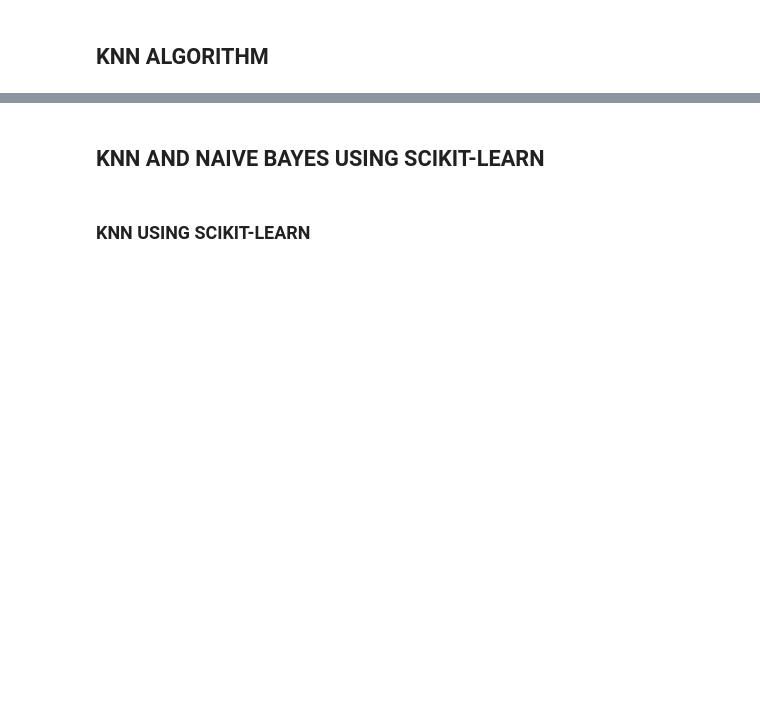
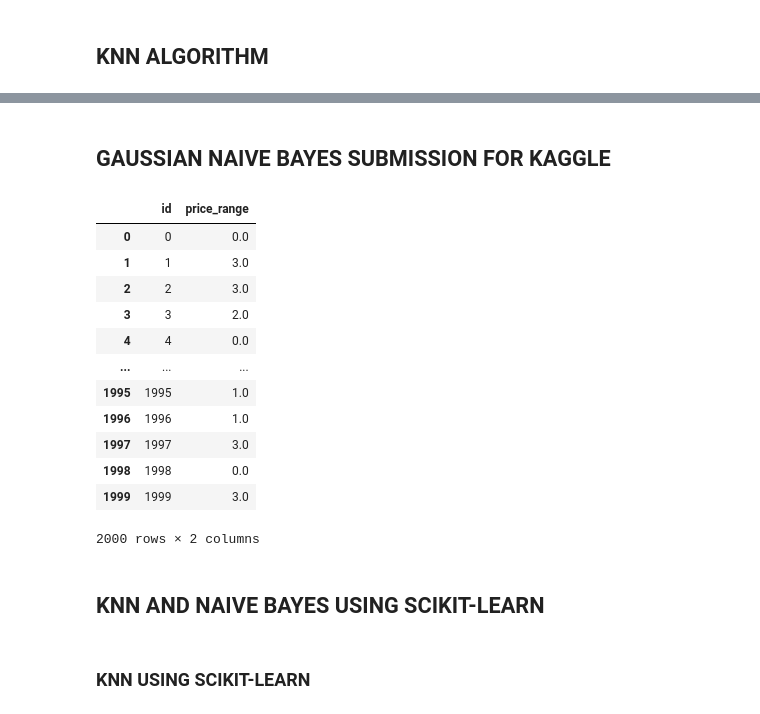
Before and after one commit to kandidagunawan/Tubes2_AI, a Jupyter notebook: deepnote/Kandida_Gunawan’s_Untitled_project/Tubes_2.ipynb, the cells around one changed output, grey strips where cells are left out. Saved outputs shown, nothing was run; the diff lists cells and outputs as text; code cells hidden in the pictures; blank space fills up the shorter version.

```diff
--- a/deepnote/Kandida_Gunawan’s_Untitled_project/Tubes_2.ipynb
+++ b/deepnote/Kandida_Gunawan’s_Untitled_project/Tubes_2.ipynb
@@ -75,3 +479,36 @@ DeepnoteChart(data_validation, """{"layer":[{"layer":[{"mark":{"clip":true,"type
+# %% [markdown]
+## GAUSSIAN NAIVE BAYES SUBMISSION FOR KAGGLE
+# %%
+training_set = data_train.append(data_validation)
+y = training_set['price_range']
+X = training_set.drop('price_range', axis = 1)
+data_test= pd.read_csv("Tubes2_AI/data/test.csv")
+
+X_test = data_test.drop('id', axis = 1)
+X_test = X_test.values.astype(float)
+X = (X - X.min()) / (X.max() - X.min())
+X_test = (X_test - X_test.min()) / (X_test.max() - X_test.min())
+gnb = GaussianNaiveBayes()
+gnb.fit(X, y)
+y_pred_test = gnb.predict(X_test)
+
+submission = pd.concat([data_test['id'], pd.DataFrame(y_pred_test, columns = ['price_range'])], axis = 1)
+submission.to_csv('out3.csv', index = False)
+submission
+# %% [output]
+|  | id | price_range |
+| 0 | 0 | 0.0 |
+| 1 | 1 | 3.0 |
+| 2 | 2 | 3.0 |
+| 3 | 3 | 2.0 |
+| 4 | 4 | 0.0 |
+| ... | ... | ... |
+| 1995 | 1995 | 1.0 |
+| 1996 | 1996 | 1.0 |
+| 1997 | 1997 | 3.0 |
+| 1998 | 1998 | 0.0 |
+| 1999 | 1999 | 3.0 |
+2000 rows × 2 columns
 # %% [markdown]
 ## KNN AND NAIVE BAYES USING SCIKIT-LEARN
 # %% [markdown]
```
Also changed, not shown: parts of 18 cells of this notebook, 3 other files.
